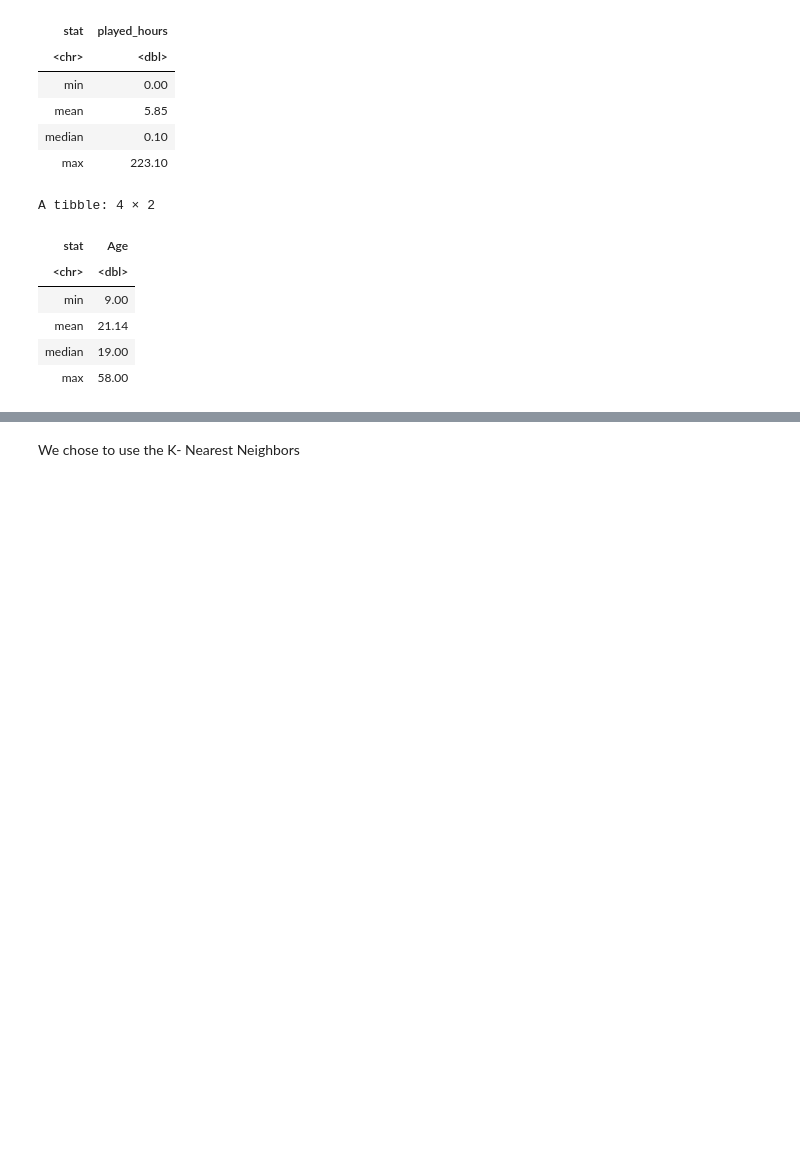
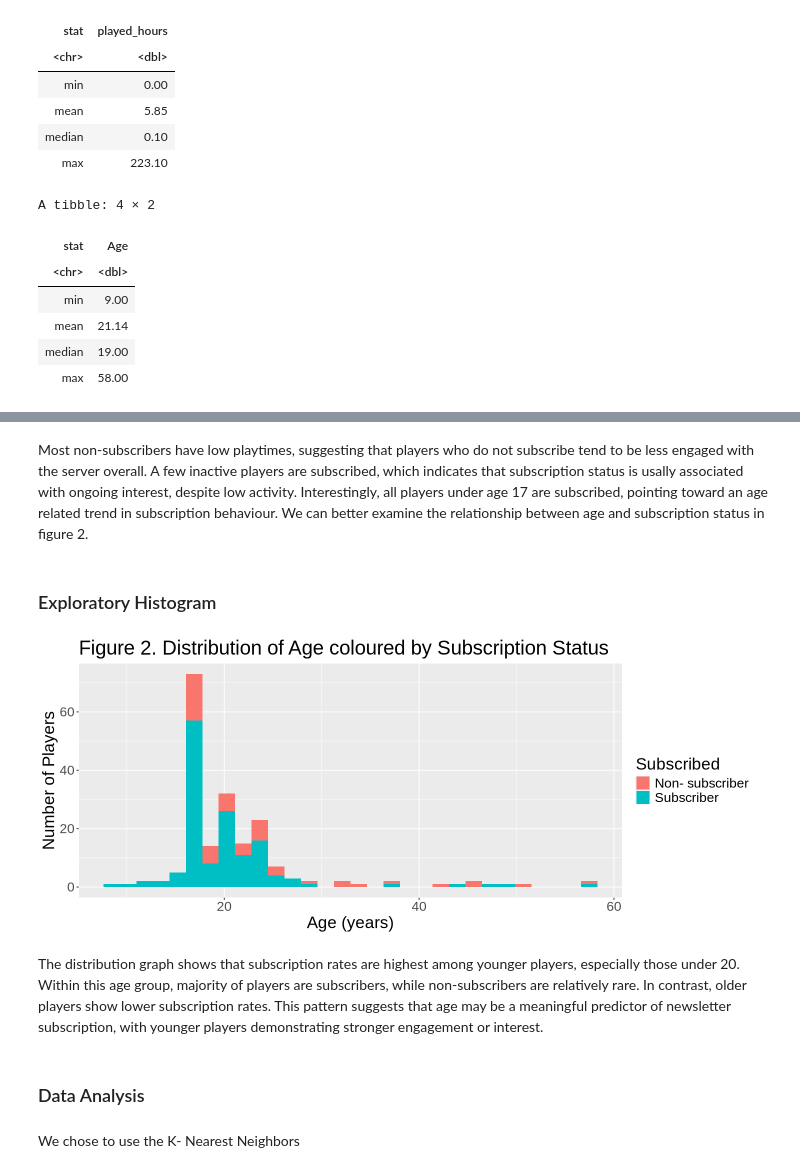
Before and after one commit to MatthewKyi/DSCI100-004-37, a Jupyter notebook: Group 37- Final Project.ipynb, the cells around one changed output, grey strips where cells are left out. Saved outputs shown, nothing was run; the diff lists cells and outputs as text; code cells hidden in the pictures; blank space fills up the shorter version.

```diff
--- a/Group 37- Final Project.ipynb
+++ b/Group 37- Final Project.ipynb
@@ -189,3 +202,25 @@ A tibble: 4 × 2
+# %% [markdown]
+Most non-subscribers have low playtimes, suggesting that players who do not subscribe tend to be less engaged with the server overall. A few inactive players are subscribed, which indicates that subscription status is usally associated with ongoing interest, despite low activity. Interestingly, all players under age 17 are subscribed, pointing toward an age related trend in subscription behaviour. We can better examine the relationship between age and subscription status in figure 2.
+# %% [markdown]
+### Exploratory Histogram
+# %%
+options(repr.plot.width = 12, repr.plot.height = 5)
+
+ggplot(players_tidy, aes(x = age, fill = subscribe)) +
+  geom_histogram(bins = 30, position = "stack") +
+  labs(
+    title = "Figure 2. Distribution of Age coloured by Subscription Status",
+    x = "Age (years)",
+    y = "Number of Players",
+    fill = "Subscribed" ) +
+ scale_color_manual(values = c("darkorange", "steelblue")) +
+theme(text = element_text(size = 20))
+# %% [output]
+[figure, added]
+# %% [markdown]
+The distribution graph shows that subscription rates are highest among younger players, especially those under 20. Within this age group, majority of players are subscribers, while non-subscribers are relatively rare. In contrast, older players show lower subscription rates. This pattern suggests that age may be a meaningful predictor of newsletter subscription, with younger players demonstrating stronger engagement or interest.
+# %% [markdown]
+### Data Analysis
 # %% [markdown]
 We chose to use the K- Nearest Neighbors
 # %%
```
Also changed, not shown: parts of 22 cells of this notebook.
